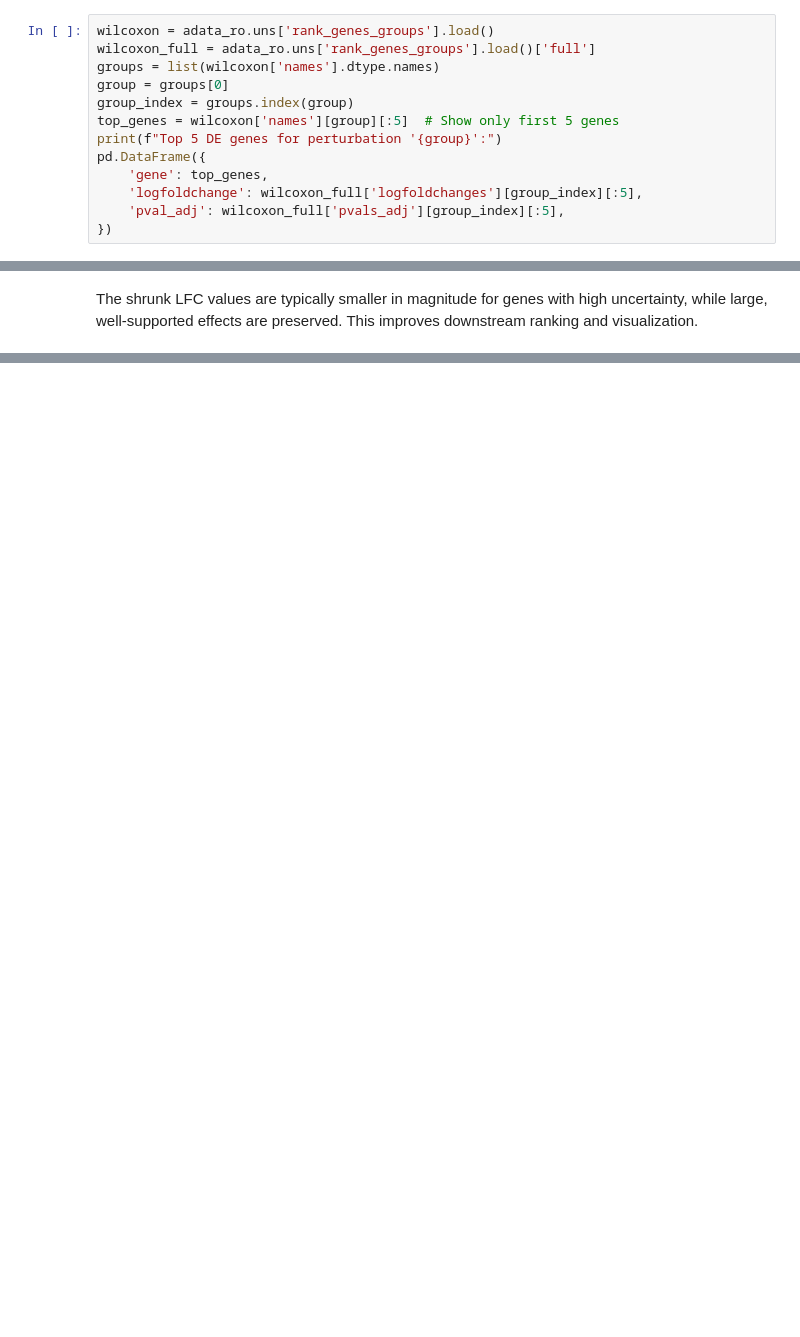
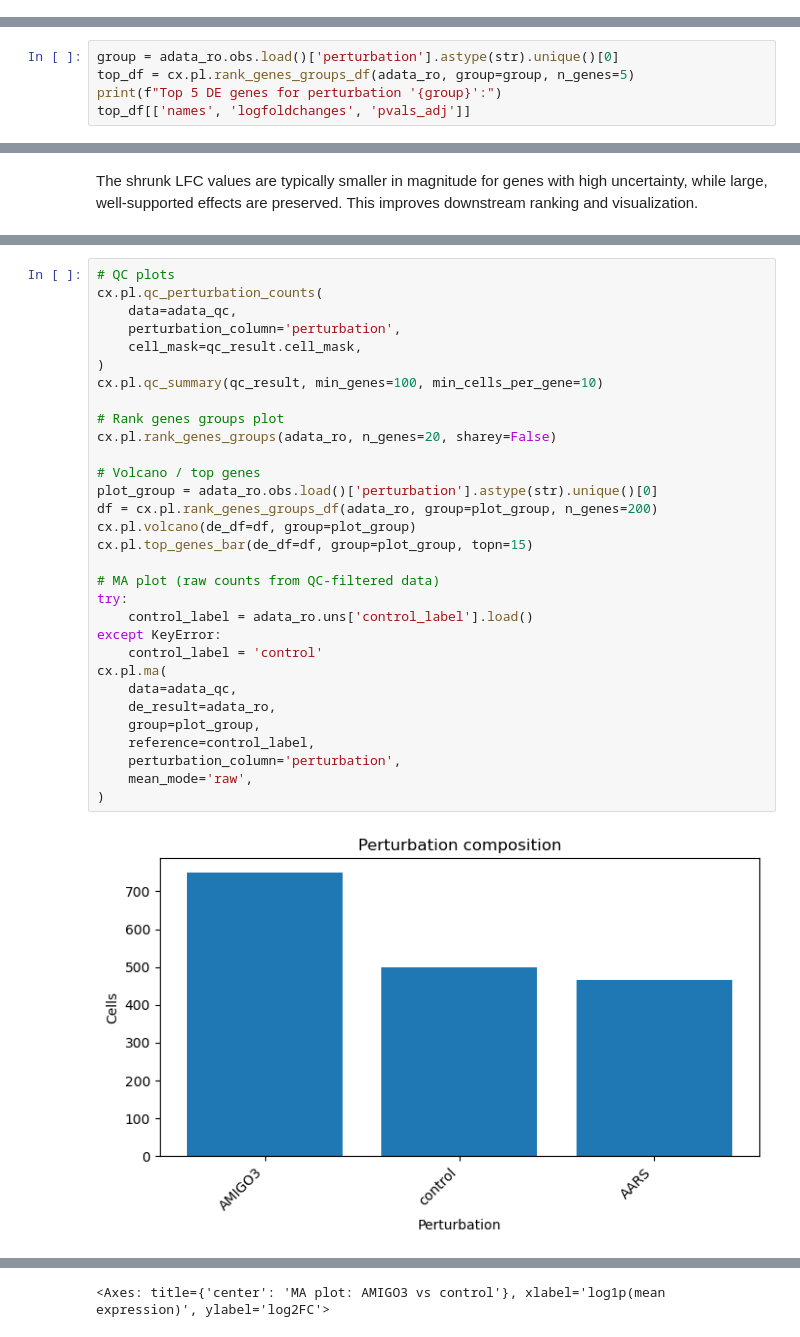
Before and after one commit to jaydu1/crispyx, a Jupyter notebook: notebooks/crispyx_tutorial.ipynb, the cells around one changed output, grey strips where cells are left out. Drawn from its saved outputs; the diff is of its cells as text; blank space fills up the shorter version.

```diff
--- a/notebooks/crispyx_tutorial.ipynb
+++ b/notebooks/crispyx_tutorial.ipynb
@@ -184,15 +184,2 @@ adata_ro.uns['rank_genes_groups'].preview()
 # %% [markdown]
 Use ``load`` to materialise the complete differential expression tables for downstream analysis.
-# %%
-wilcoxon = adata_ro.uns['rank_genes_groups'].load()
-wilcoxon_full = adata_ro.uns['rank_genes_groups'].load()['full']
-groups = list(wilcoxon['names'].dtype.names)
-group = groups[0]
-group_index = groups.index(group)
-top_genes = wilcoxon['names'][group][:5]  # Show only first 5 genes
-print(f"Top 5 DE genes for perturbation '{group}':")
-pd.DataFrame({
-    'gene': top_genes,
-    'logfoldchange': wilcoxon_full['logfoldchanges'][group_index][:5],
-    'pval_adj': wilcoxon_full['pvals_adj'][group_index][:5],
-})
@@ -205,0 +186,5 @@ pd.DataFrame({
+# %%
+group = adata_ro.obs.load()['perturbation'].astype(str).unique()[0]
+top_df = cx.pl.rank_genes_groups_df(adata_ro, group=group, n_genes=5)
+print(f"Top 5 DE genes for perturbation '{group}':")
+top_df[['names', 'logfoldchanges', 'pvals_adj']]
@@ -250,0 +280,33 @@ The shrunk LFC values are typically smaller in magnitude for genes with high unc
+# %%
+# QC plots
+cx.pl.qc_perturbation_counts(
+    data=adata_qc,
+    perturbation_column='perturbation',
+    cell_mask=qc_result.cell_mask,
+)
+cx.pl.qc_summary(qc_result, min_genes=100, min_cells_per_gene=10)
+
+# Rank genes groups plot
+cx.pl.rank_genes_groups(adata_ro, n_genes=20, sharey=False)
+
+# Volcano / top genes
+plot_group = adata_ro.obs.load()['perturbation'].astype(str).unique()[0]
+df = cx.pl.rank_genes_groups_df(adata_ro, group=plot_group, n_genes=200)
+cx.pl.volcano(de_df=df, group=plot_group)
+cx.pl.top_genes_bar(de_df=df, group=plot_group, topn=15)
+
+# MA plot (raw counts from QC-filtered data)
+try:
+    control_label = adata_ro.uns['control_label'].load()
+except KeyError:
+    control_label = 'control'
+cx.pl.ma(
+    data=adata_qc,
+    de_result=adata_ro,
+    group=plot_group,
+    reference=control_label,
+    perturbation_column='perturbation',
+    mean_mode='raw',
+)
+# %% [output]
+[figure, added]
@@ -250,0 +315 @@ The shrunk LFC values are typically smaller in magnitude for genes with high unc
+<Axes: title={'center': 'MA plot: AMIGO3 vs control'}, xlabel='log1p(mean expression)', ylabel='log2FC'>
```
Also changed, not shown: parts of 16 cells of this notebook, 12 other files.
